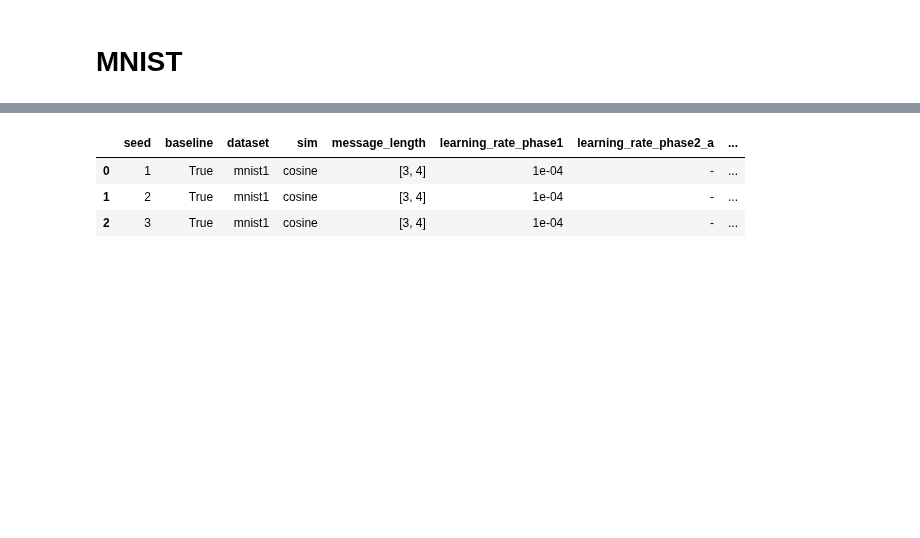
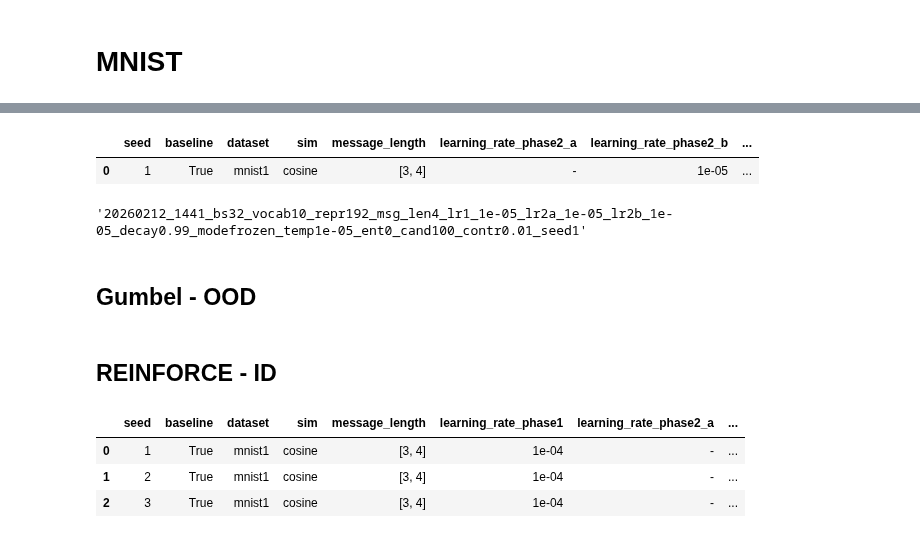
Before and after one commit to MehdiJmlkh/Test-Time-Emergent-Language, a Jupyter notebook: VQTT/results.ipynb, the cells around one changed output, grey strips where cells are left out. Saved outputs shown, nothing was run; the diff lists cells and outputs as text; code cells hidden in the pictures; blank space fills up the shorter version.

```diff
--- a/VQTT/results.ipynb
+++ b/VQTT/results.ipynb
@@ -657,3 +744,17 @@ dataset_adapt = mean_and_std(final)
+# %%
+final = extract_maxes(res, max_col="mutual_play_accuracy")
+final[gumbel_cols]
+# %% [output]
+|  | seed | baseline | dataset | sim | message_length | learning_rate_phase2_a | learning_rate_phase2_b | ... |
+| 0 | 1 | True | mnist1 | cosine | [3, 4] | - | 1e-05 | ... |
+# %%
+final.loc[0, 'path']
+# %% [output]
+'20260212_1441_bs32_vocab10_repr192_msg_len4_lr1_1e-05_lr2a_1e-05_lr2b_1e-05_decay0.99_modefrozen_temp1e-05_ent0_cand100_contr0.01_seed1'
+# %% [markdown]
+## Gumbel - OOD
+# %% [markdown]
+## REINFORCE - ID
 # %%
 add_heading(3, "Baseline")
 
```
Also changed, not shown: parts of 43 cells of this notebook, 58 other files.
